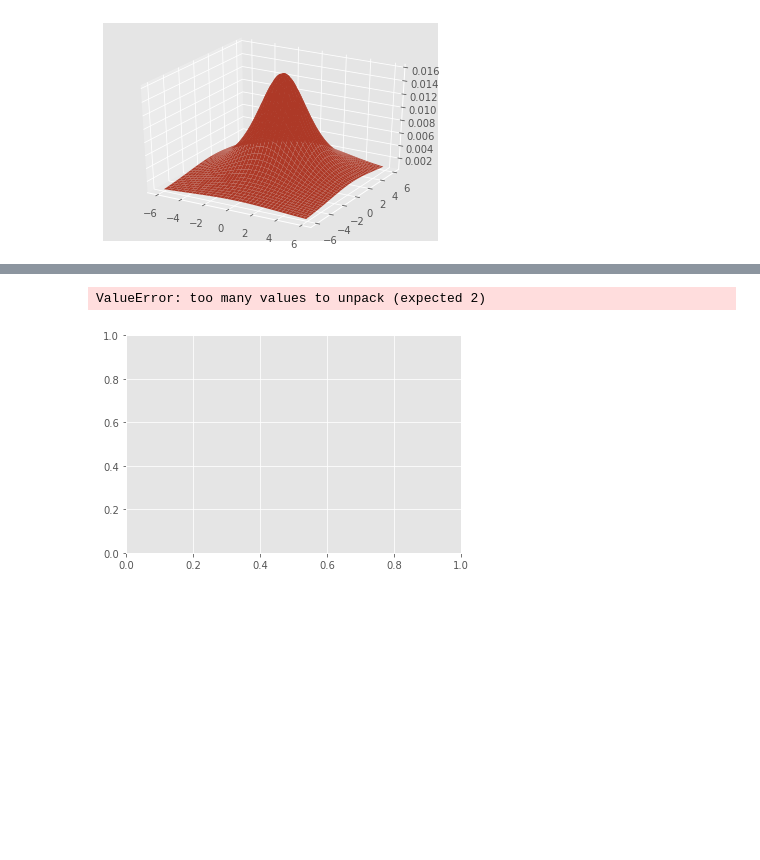
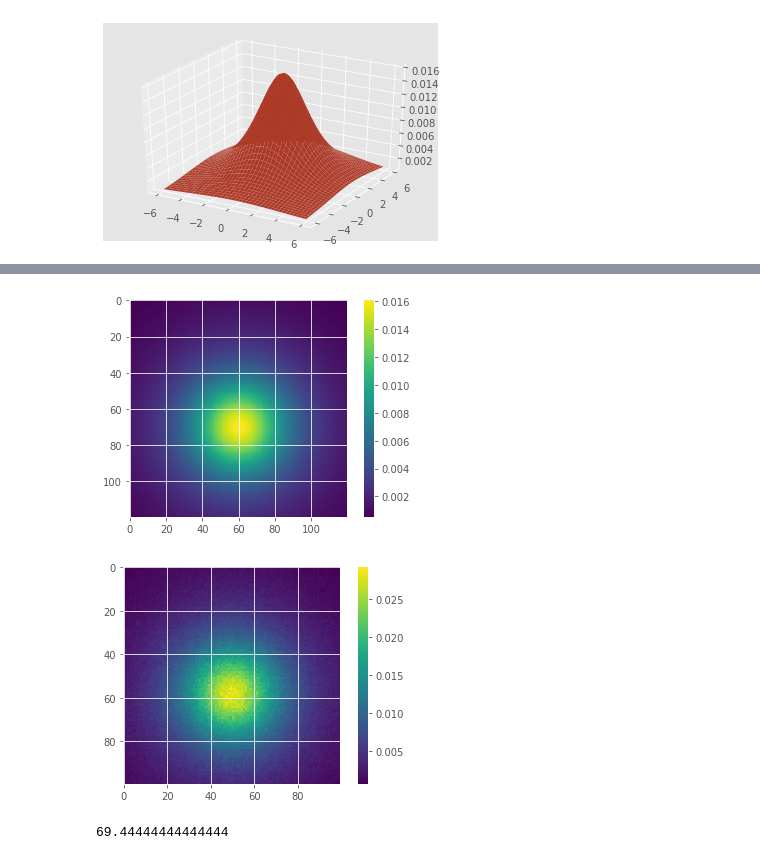
Before and after one commit to andrew-kulikov/matmod, a Jupyter notebook: src/lab2_continuous.ipynb, the cells around one changed output, grey strips where cells are left out. Saved outputs shown, nothing was run; the diff lists cells and outputs as text; code cells hidden in the pictures; blank space fills up the shorter version.

```diff
--- a/src/lab2_continuous.ipynb
+++ b/src/lab2_continuous.ipynb
@@ -66,7 +64,7 @@ x = np.array(list(x) + list(-x))
 # %%
 fig = plt.figure()
 ax = fig.add_subplot(111, projection='3d')
-hist, xedges, yedges = np.histogram2d(x, y, bins=30, range=[[-6, 6], [-6, 6]], density=True)
+hist, xedges, yedges = np.histogram2d(x_p, y_p, bins=100, range=[[-6, 6], [-6, 6]], normed=True)
 
 xpos, ypos = np.meshgrid(xedges[:-1], yedges[:-1])
 xpos = xpos.ravel()
@@ -108,5 +84,15 @@ plt.hist2d(x, y, bins=(50, 50), range=[(-6, 6), (-6, 6)])
-# %%
-plt.hist2d(X, Y, bins=(50, 50), range=[(-6, 6), (-6, 6)])
-# %% [output]
-ValueError: too many values to unpack (expected 2)
-[figure, removed]
+# %%
+plt.imshow(Z)
+plt.colorbar()
+plt.show()
+
+plt.imshow(hist.T)
+plt.colorbar()
+plt.show()
+# %% [output]
+[figure, added]
+[figure, added]
+# %%
+np.sum(hist)
+# %% [output]
+69.44444444444444
```
Also changed, not shown: parts of 7 cells of this notebook.
